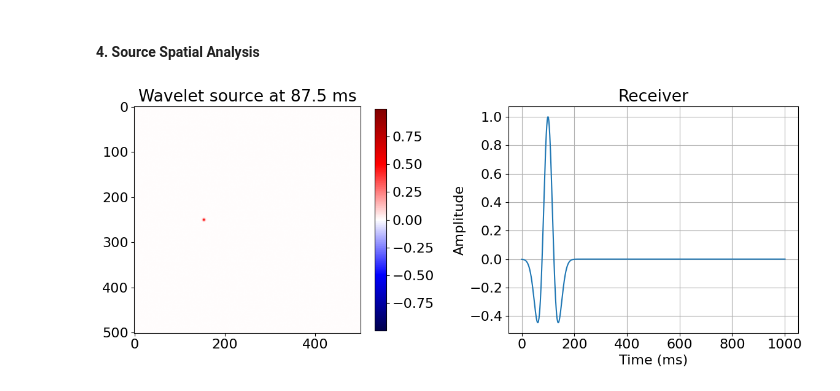
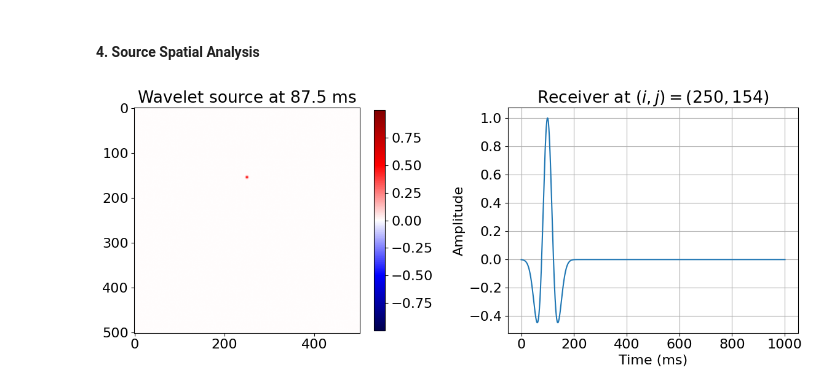
Before and after one commit to JulianSoZa/seismic_wave_propagation, a Jupyter notebook: notebooks/wave_eq_to_freq_domain.ipynb, the cells around one changed output. Saved outputs shown, nothing was run; the diff lists cells and outputs as text; code cells hidden in the pictures.

```diff
--- a/notebooks/wave_eq_to_freq_domain.ipynb
+++ b/notebooks/wave_eq_to_freq_domain.ipynb
@@ -81,9 +82,9 @@ $\displaystyle u(t + dt, x, y) = \frac{- \frac{- \frac{2.0 u(t, x, y)}{dt^{2}} +
 # %%
-nfreq = 30
+nfreq = 31
 f = Dimension(name='f')
 
 frequencies = Function(name='frequencies', dimensions=(f,), shape=(nfreq,), dtype=np.float32)
-frequencies.data[:] = np.linspace(0.001, 0.03, nfreq)
+frequencies.data[:] = np.linspace(0, 0.03, nfreq)
 
 freq_modes = Function(name='freq_modes', grid=model.grid, space_order=0, dtype=np.complex64,
                       dimensions=(f, *model.grid.dimensions), shape=(nfreq, *model.grid.shape))
@@ -155,25 +156,27 @@ plotting.plot_frequency_modes(model, freq_modes, frequencies.data, frequencies_t
 # %%
 source = np.einsum('i,jk->ijk', np.squeeze(geometry.src.data), src_space.data)
 
 time_instant = 100
+pos_injection = (250, 154)
+
 plt.figure(figsize=(12, 5))
 plt.subplot(1, 2, 1)
 vmax = np.max(np.abs(source))
-im1 = plt.imshow(source[time_instant], cmap='seismic', vmin=-vmax, vmax=vmax)
+im1 = plt.imshow(source[time_instant].T, cmap='seismic', vmin=-vmax, vmax=vmax)
 plt.colorbar(im1, shrink=0.98)
 plt.title(f'Wavelet source at {geometry.time_axis.time_values[time_instant]:.1f} ms')
 
 
 plt.subplot(1, 2, 2)
-plt.plot(geometry.time_axis.time_values, source[:, 250, 154])
-plt.title('Receiver')
+plt.plot(geometry.time_axis.time_values, source[:, pos_injection[0], pos_injection[1]])
+plt.title(f'Receiver at $(i,j) = {pos_injection}$')
 plt.xlabel('Time (ms)')
 plt.ylabel('Amplitude')
 plt.grid()
 plt.tight_layout()
 plt.show()
 # %% [output]
-[figure, old version]
+[figure, new version]
 # %%
 source_amplitude = geometry.src.data
 source_time = geometry.src.time_values
```
Also changed, not shown: parts of 15 cells of this notebook.
